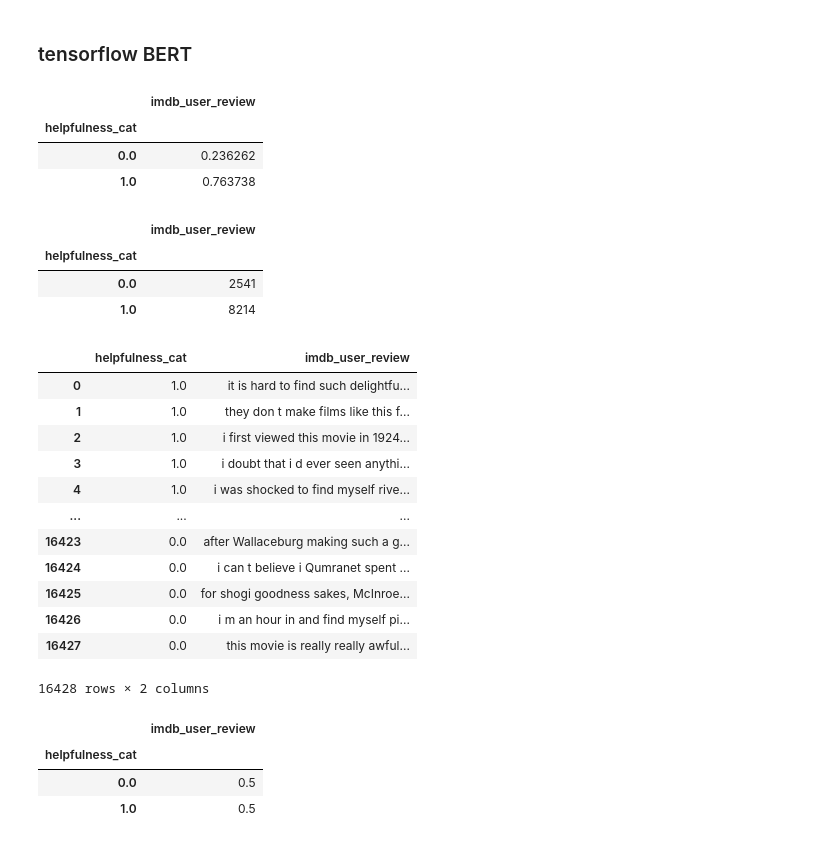
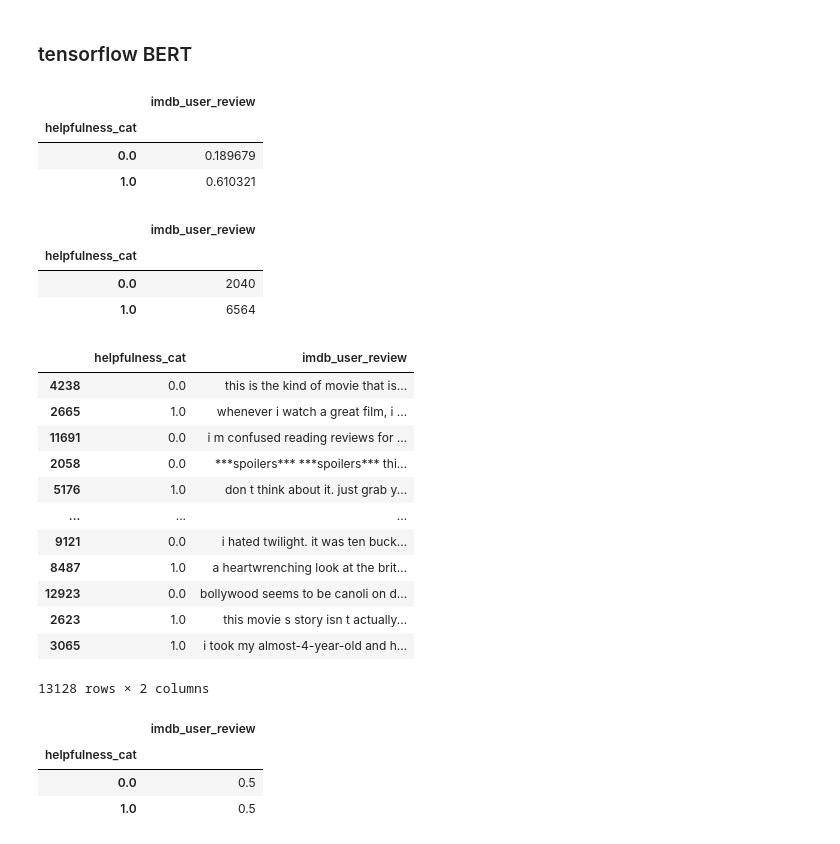
Before and after one commit to happysoymilk/movie-review-classifier, a Jupyter notebook: NLP_FCP.ipynb, the cells around one changed output. Drawn from its saved outputs; the diff is of its cells as text; code cells hidden in the pictures.

```diff
--- a/NLP_FCP.ipynb
+++ b/NLP_FCP.ipynb
@@ -821,19 +819,3 @@ import matplotlib.pyplot as plt
-# %%
-# nlp data augmentation
-# check the percentage of each label in the data set
-train.groupby('helpfulness_cat').count()/len(train)
-# %% [output]
-|  | imdb_user_review |
-| helpfulness_cat |  |
-| 0.0 | 0.236262 |
-| 1.0 | 0.763738 |
-# %%
-train.groupby('helpfulness_cat').count()
-# %% [output]
-|  | imdb_user_review |
-| helpfulness_cat |  |
-| 0.0 | 2541 |
-| 1.0 | 8214 |
 # %%
 #!pip install nlpaug
 # %%
@@ -847,3 +832,21 @@ import gzip
+# %%
+Train_df, Valid_df = train_test_split(train, test_size=0.2, random_state=42)
+# %%
+# nlp data augmentation
+# check the percentage of each label in the data set
+Train_df.groupby('helpfulness_cat').count()/len(train)
+# %% [output]
+|  | imdb_user_review |
+| helpfulness_cat |  |
+| 0.0 | 0.189679 |
+| 1.0 | 0.610321 |
+# %%
+Train_df.groupby('helpfulness_cat').count()
+# %% [output]
+|  | imdb_user_review |
+| helpfulness_cat |  |
+| 0.0 | 2040 |
+| 1.0 | 6564 |
 # %%
 #!pip install wget
 # download model from: https://drive.google.com/file/d/0B7XkCwpI5KDYNlNUTTlSS21pQmM/edit?resourcekey=0-wjGZdNAUop6WykTtMip30g
@@ -862,7 +865,7 @@ aug = naw.WordEmbsAug(
     action="insert")
 # %%
 # augmente the unhelpful reviews
-unhelpful_reviews = train[train['helpfulness_cat'] == 0].reset_index(drop=True)
+unhelpful_reviews = Train_df[Train_df['helpfulness_cat'] == 0].reset_index(drop=True)
 
 def augment_text(df_train,df_unhelpful,num,pr=0.2):
     aug.aug_p=pr
@@ -878,5 +881,5 @@ def augment_text(df_train,df_unhelpful,num,pr=0.2):
     ## dataframe
     new=pd.DataFrame({'imdb_user_review':new_text,'helpfulness_cat':0})
     new['imdb_user_review'] = new['imdb_user_review'].apply(lambda x: ' '.join(x))
-    df_new=df_train.append(new).reset_index(drop=True)
+    df_new=shuffle(df_train.append(new).reset_index(drop=True))
     return df_new
@@ -885,16 +885,0 @@ train = augment_text(train,unhelpful_reviews,5673)
-# %%
-train
-# %% [output]
-|  | helpfulness_cat | imdb_user_review |
-| 0 | 1.0 | it is hard to find such delightfu... |
-| 1 | 1.0 | they don t make films like this f... |
-| 2 | 1.0 | i first viewed this movie in 1924... |
-| 3 | 1.0 | i doubt that i d ever seen anythi... |
-| 4 | 1.0 | i was shocked to find myself rive... |
-| ... | ... | ... |
-| 16423 | 0.0 | after Wallaceburg making such a g... |
-| 16424 | 0.0 | i can t believe i Qumranet spent ... |
-| 16425 | 0.0 | for shogi goodness sakes, McInroe... |
-| 16426 | 0.0 | i m an hour in and find myself pi... |
-| 16427 | 0.0 | this movie is really really awful... |
-16428 rows × 2 columns
@@ -901,2 +888,18 @@ train
+# %%
+Train_df
+# %% [output]
+|  | helpfulness_cat | imdb_user_review |
+| 4238 | 0.0 | this is the kind of movie that is... |
+| 2665 | 1.0 | whenever i watch a great film, i ... |
+| 11691 | 0.0 | i m confused reading reviews for ... |
+| 2058 | 0.0 | ***spoilers*** ***spoilers*** thi... |
+| 5176 | 1.0 | don t think about it. just grab y... |
+| ... | ... | ... |
+| 9121 | 0.0 | i hated twilight. it was ten buck... |
+| 8487 | 1.0 | a heartwrenching look at the brit... |
+| 12923 | 0.0 | bollywood seems to be canoli on d... |
+| 2623 | 1.0 | this movie s story isn t actually... |
+| 3065 | 1.0 | i took my almost-4-year-old and h... |
+13128 rows × 2 columns
 # %%
 # check the percentage of each label in the data set
```
Also changed, not shown: parts of 16 cells of this notebook.
